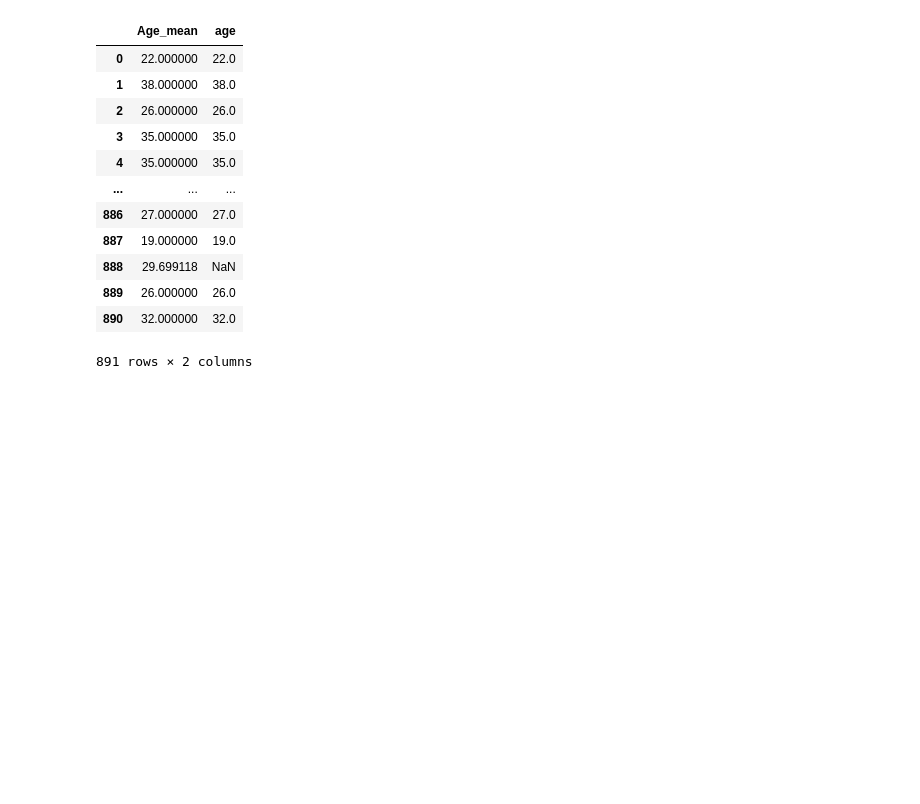
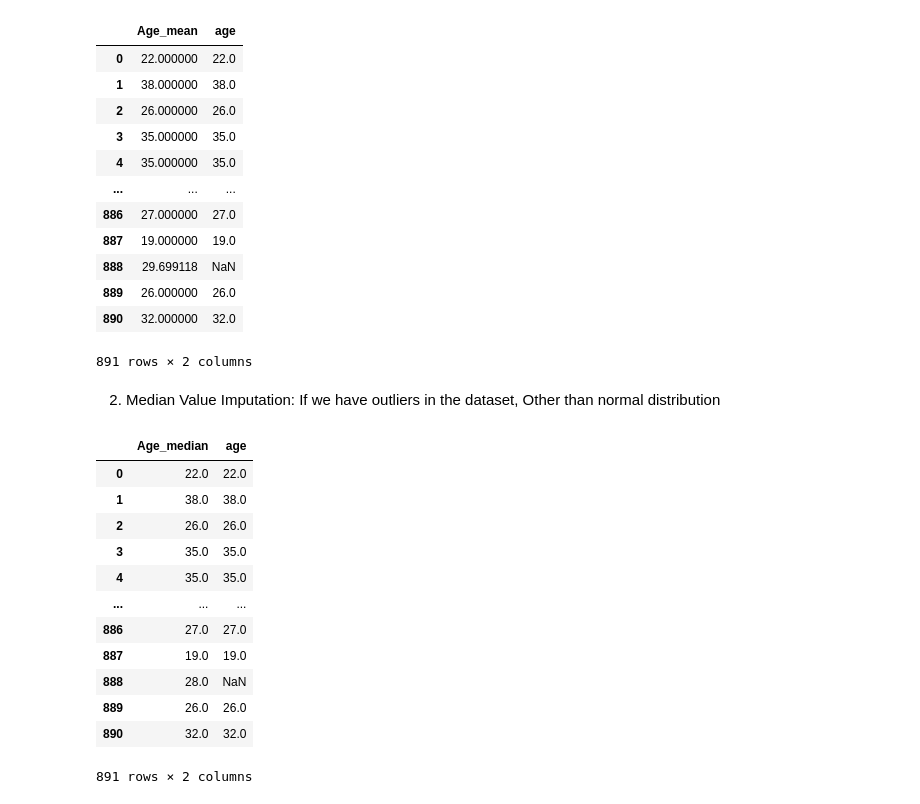
Before and after one commit to venkat-yalamanchili/Feature-Engineering, a Jupyter notebook: 1. Handling Missing Values.ipynb, the cells around one changed output. Cells and saved outputs as stored; diff of their text form; code cells hidden in the pictures; blank space fills up the shorter version.

```diff
--- a/1. Handling Missing Values.ipynb
+++ b/1. Handling Missing Values.ipynb
@@ -162,3 +158,23 @@ df[['Age_mean','age']] #You can see in age_mean column Nan is replaced with mean
 | 889 | 26.000000 | 26.0 |
 | 890 | 32.000000 | 32.0 |
 891 rows × 2 columns
+# %% [markdown]
+2. Median Value Imputation: If we have outliers in the dataset, Other than normal distribution
+# %%
+df['Age_median'] = df['age'].fillna(df['age'].median())
+# %%
+df[['Age_median','age']]  #here Nan is replaced with median value
+# %% [output]
+|  | Age_median | age |
+| 0 | 22.0 | 22.0 |
+| 1 | 38.0 | 38.0 |
+| 2 | 26.0 | 26.0 |
+| 3 | 35.0 | 35.0 |
+| 4 | 35.0 | 35.0 |
+| ... | ... | ... |
+| 886 | 27.0 | 27.0 |
+| 887 | 19.0 | 19.0 |
+| 888 | 28.0 | NaN |
+| 889 | 26.0 | 26.0 |
+| 890 | 32.0 | 32.0 |
+891 rows × 2 columns
```
Also changed, not shown: parts of 6 cells of this notebook.
